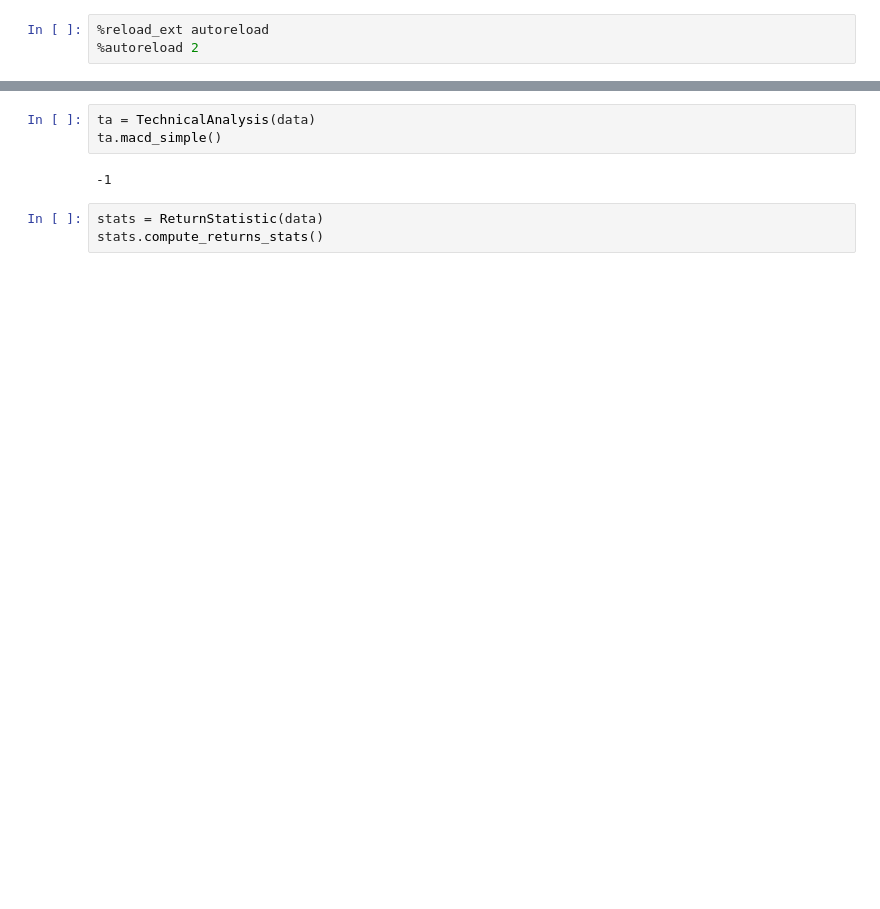
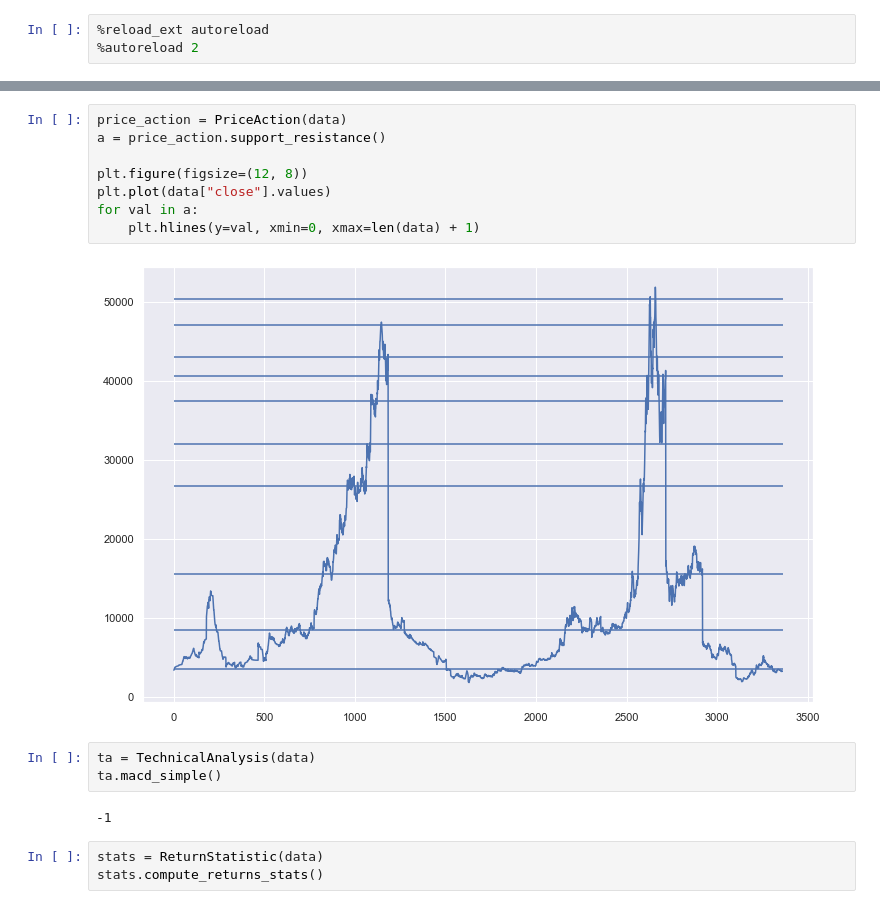
Before and after one commit to erfantbtb/algotrade-boorsdashboard, a Jupyter notebook: test.ipynb, the cells around one changed output, grey strips where cells are left out. Saved outputs shown, nothing was run; the diff lists cells and outputs as text; blank space fills up the shorter version.

```diff
--- a/test.ipynb
+++ b/test.ipynb
@@ -30,3 +32,13 @@ data
+# %%
+price_action = PriceAction(data)
+a = price_action.support_resistance()
+
+plt.figure(figsize=(12, 8))
+plt.plot(data["close"].values)
+for val in a:
+    plt.hlines(y=val, xmin=0, xmax=len(data) + 1)
+# %% [output]
+[figure, added]
 # %%
 ta = TechnicalAnalysis(data)
 ta.macd_simple()
```
Also changed, not shown: parts of 4 cells of this notebook, 3 other files.
